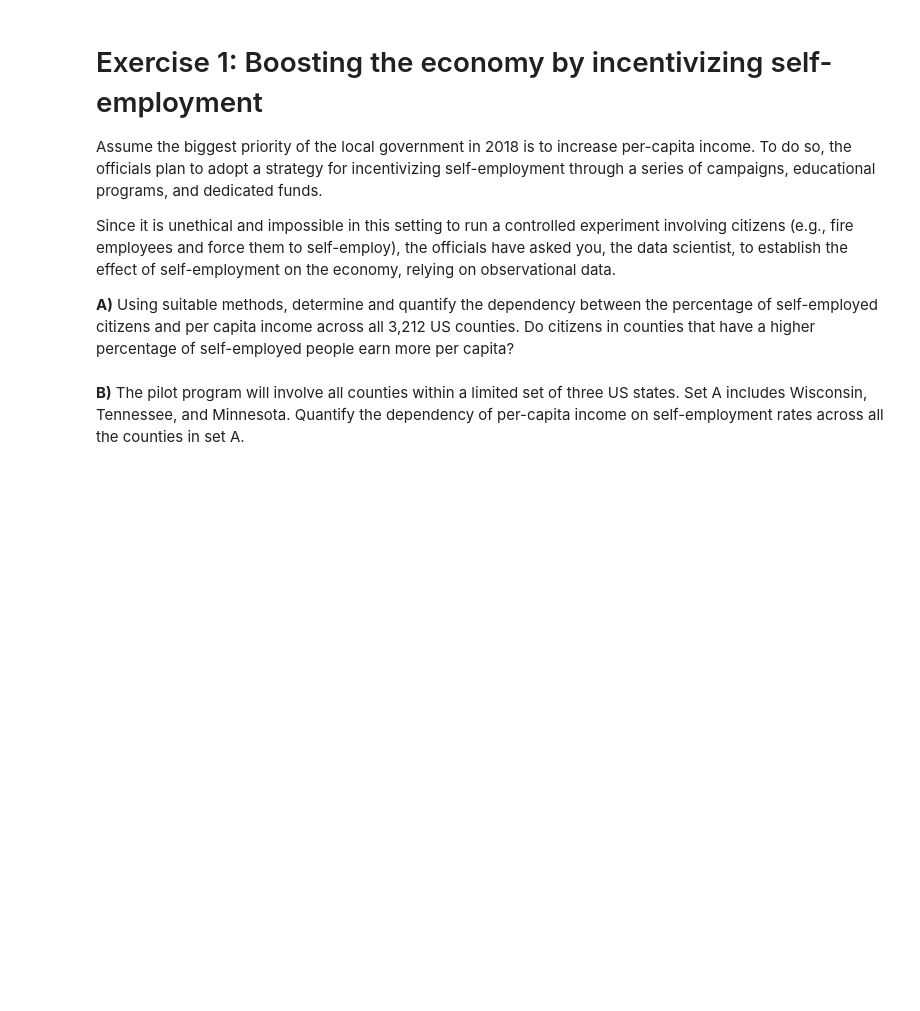
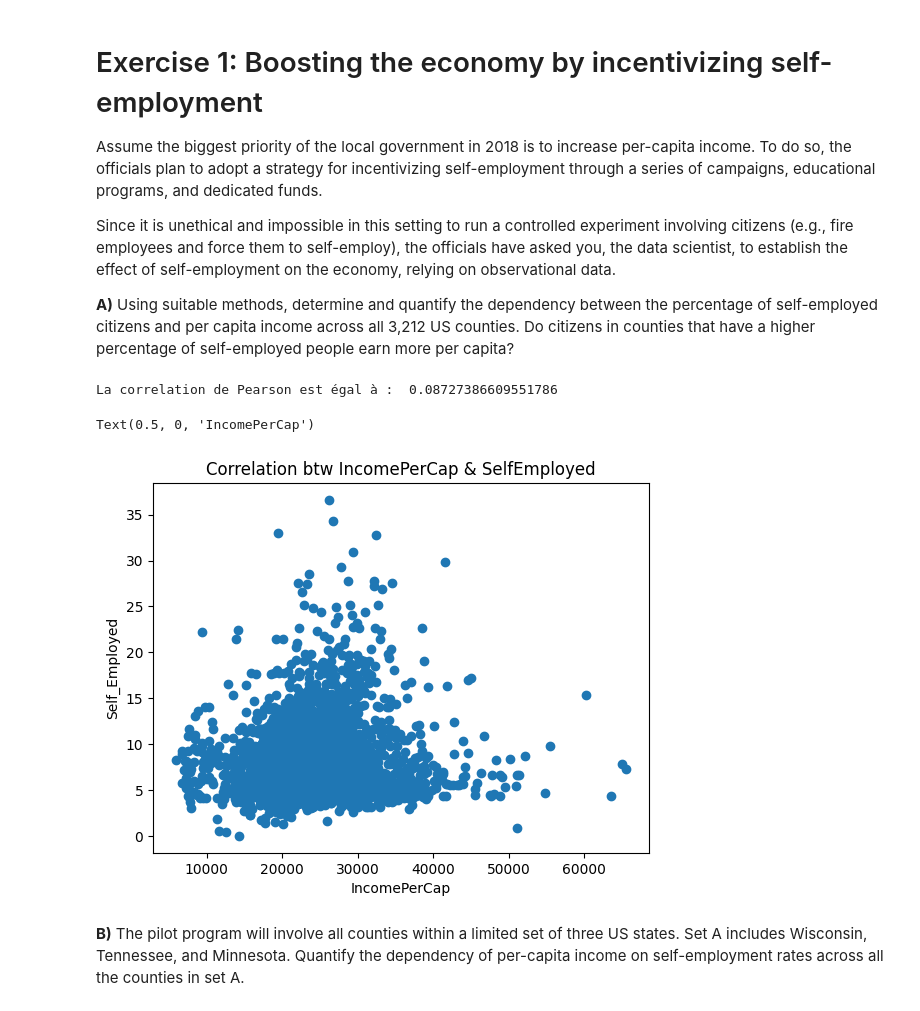
Before and after one commit to fpalmisa/2023, a Jupyter notebook: Exercises/03 - Describing data/Describing_data_exercise.ipynb, the cells around one changed output. Drawn from its saved outputs; the diff is of its cells as text; code cells hidden in the pictures; blank space fills up the shorter version.

```diff
--- a/Exercises/03 - Describing data/Describing_data_exercise.ipynb
+++ b/Exercises/03 - Describing data/Describing_data_exercise.ipynb
@@ -176,2 +207,17 @@ Since it is unethical and impossible in this setting to run a controlled experim
+# %%
+### your code and or answer here ###
+A =stats.pearsonr(df['IncomePerCap'],df['SelfEmployed'])
+print('La correlation de Pearson est égal à : ', A[0])
+
+#There is a very small dependecy btw the two variables -> Pearson Coefficient 0.08, so the answer is no
+
+plt.scatter(df['IncomePerCap'].values,df['SelfEmployed'].values)
+plt.title('Correlation btw IncomePerCap & SelfEmployed')
+plt.ylabel('Self_Employed')
+plt.xlabel('IncomePerCap')
+# %% [output]
+La correlation de Pearson est égal à :  0.08727386609551786
+Text(0.5, 0, 'IncomePerCap')
+[figure, added]
 # %% [markdown]
 **B)** The pilot program will involve all counties within a limited set of three US states. Set A includes Wisconsin, Tennessee, and  Minnesota. Quantify the dependency of per-capita income on self-employment rates across all the counties in set A.
```
Also changed, not shown: parts of 18 cells of this notebook.
